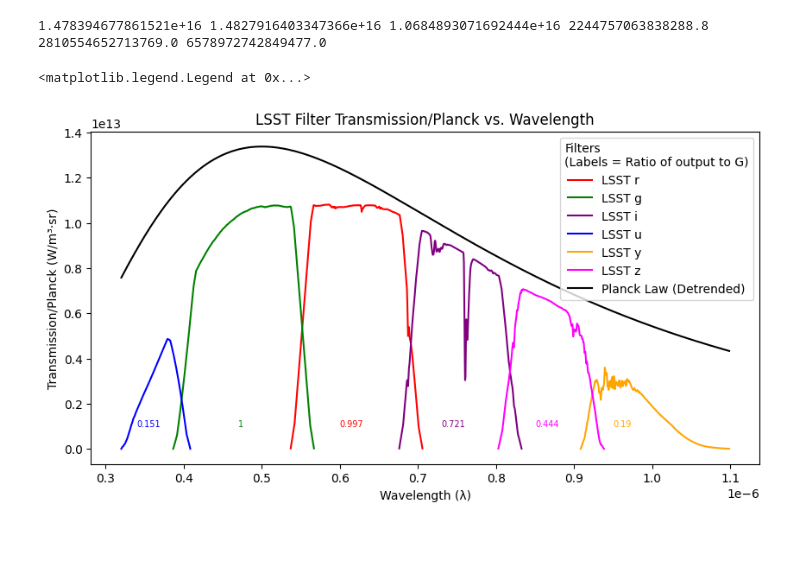
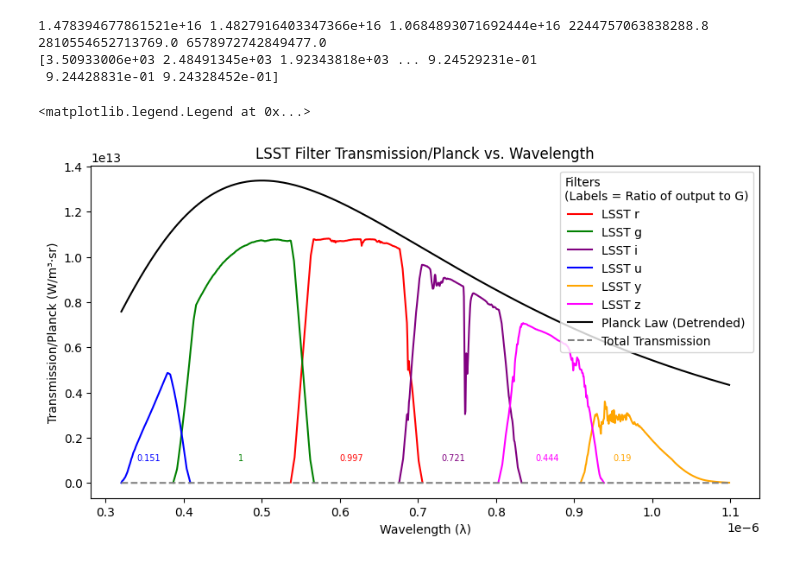
Before and after one commit to varunprit/Coding, a Jupyter notebook: mcfacts/LSST_eff.ipynb, the cells around one changed output. Saved outputs shown, nothing was run; the diff lists cells and outputs as text; code cells hidden in the pictures.

```diff
--- a/mcfacts/LSST_eff.ipynb
+++ b/mcfacts/LSST_eff.ipynb
@@ -87,38 +87,49 @@ z_ratio = z_total / g_total
 #Planck law graph
 total_wave = np.concatenate((r_wave, g_wave, i_wave, u_wave, y_wave, z_wave)) #combining all the wavelengths in one
 plank_total = np.concatenate((plank_r, plank_g, plank_i, plank_u, plank_y, plank_z)) #Full Planck law
+trans_total = np.concatenate((r_trans, g_trans, i_trans, u_trans, y_trans, z_trans))
 
 # To make plancks law graph smooth
 total_index = np.argsort(total_wave)
 total_wave = total_wave[total_index]
 plank_total = (plank_total[total_index])*5e-1 #multiplied to make fit the graph
 
+# for y axis
+wavelength = np.linspace(min(trans_total), max(trans_total), len(total_wave))
+alpha = 1
+flux = (wavelength**(-alpha))*1e13
+#flux *= flux.max()
+
 
 print(r_total, g_total, i_total, u_total, y_total, z_total)
+print(flux)
 # %% [output]
 1.478394677861521e+16 1.4827916403347366e+16 1.0684893071692444e+16 2244757063838288.8 2810554652713769.0 6578972742849477.0
+[3.50933006e+03 2.48491345e+03 1.92343818e+03 ... 9.24529231e-01
+ 9.24428831e-01 9.24328452e-01]
 # %%
 # Plot Code
 plt.figure(figsize=(10, 5))
 plt.plot(r_wave, r_trans, color='red', label='LSST r')
 plt.plot(g_wave, g_trans, color='green', label='LSST g')
 plt.plot(i_wave, i_trans, color='purple', label='LSST i')
 plt.plot(u_wave, u_trans, color='blue', label='LSST u')
 plt.plot(y_wave, y_trans, color='orange', label='LSST y')
 plt.plot(z_wave, z_trans, color='magenta', label='LSST z')
 plt.plot(total_wave, plank_total, color='black', label='Planck Law (Detrended)')
+plt.plot(total_wave, flux, color='gray', linestyle='--', label='Total Transmission')
 
 # Plot Labels
 plt.xlabel("Wavelength (λ)")
 plt.ylabel("Transmission/Planck (W/m³·sr)")
 plt.title("LSST Filter Transmission/Planck vs. Wavelength")
 plt.annotate(f'{u_ratio:.3g}', (0.34e-6, 0.1e13), fontsize=7, color='blue') #for u filter
 plt.annotate(f'{g_ratio:.3g}', (0.47e-6, 0.1e13), fontsize=7, color='green') #for g filter
 plt.annotate(f'{r_ratio:.3g}', (0.6e-6, 0.1e13), fontsize=7, color='red') #for r filter
 plt.annotate(f'{i_ratio:.3g}', (0.73e-6, 0.1e13), fontsize=7, color='purple') #for i filter
 plt.annotate(f'{y_ratio:.3g}', (0.95e-6, 0.1e13), fontsize=7, color='orange') #for y filter
 plt.annotate(f'{z_ratio:.3g}', (0.85e-6, 0.1e13), fontsize=7, color='magenta') #for z filter
 plt.legend(title="Filters\n(Labels = Ratio of output to G)",loc='upper right')
 # %% [output]
 <matplotlib.legend.Legend at 0x...>
-[figure, old version]
+[figure, new version]
```
